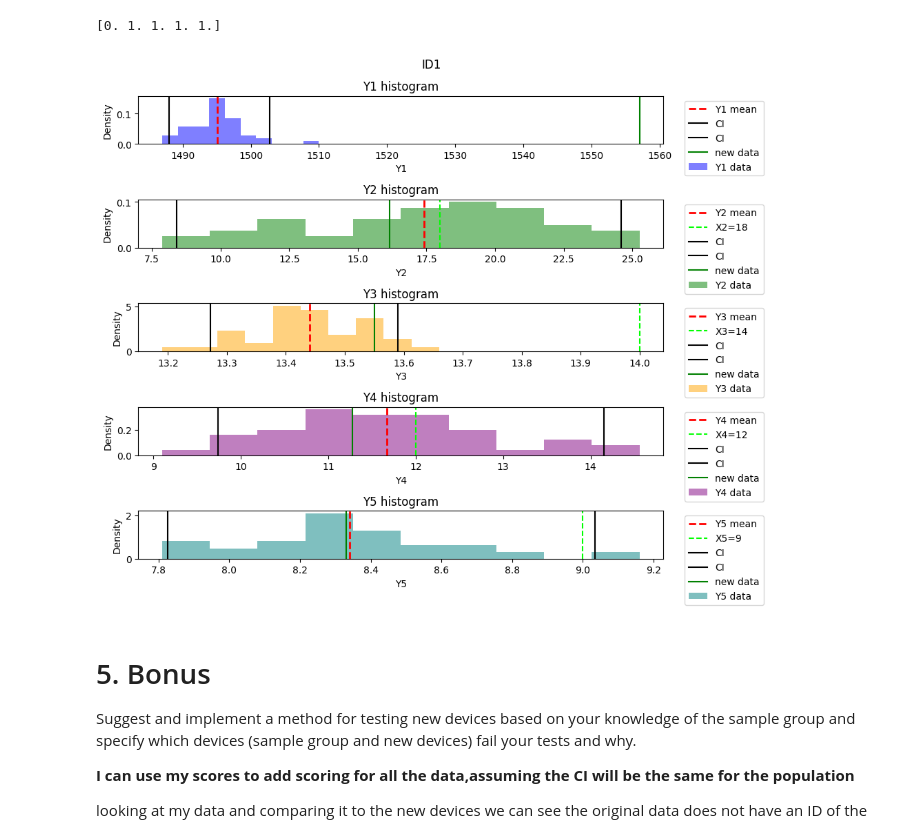
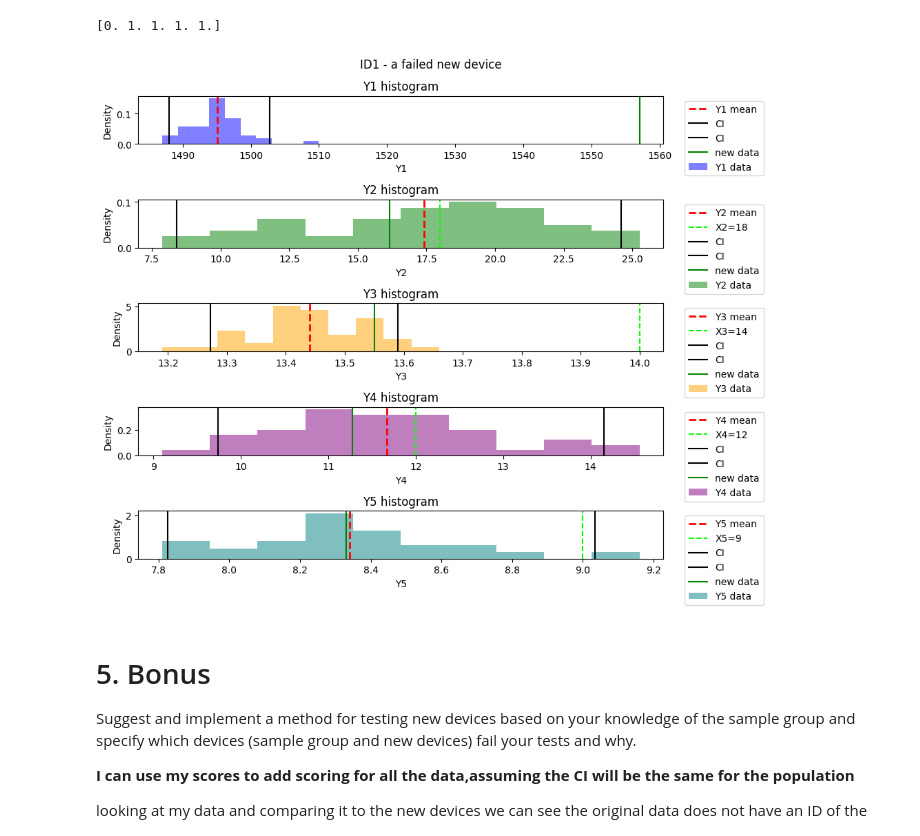
Before and after one commit to Rotems1234/PulseNMore_HomeAssignment, a Jupyter notebook: PulseNMore_RotemStahl.ipynb, the cells around one changed output. Drawn from its saved outputs; the diff is of its cells as text; code cells hidden in the pictures.

```diff
--- a/PulseNMore_RotemStahl.ipynb
+++ b/PulseNMore_RotemStahl.ipynb
@@ -616,9 +616,9 @@ def plotnewdatain(data,new,title):
   plt.tight_layout()
   plt.show()
 # %%
-plotnewdatain(data,new_devices.iloc[0],'ID1')
+plotnewdatain(data,new_devices.iloc[0],'ID1 - a failed new device')
 # %% [output]
-[figure, old version]
+[figure, new version]
 # %% [markdown]
 # 5. Bonus
 Suggest and implement a method for testing new devices based on your knowledge
```
Also changed, not shown: parts of 5 cells of this notebook.
